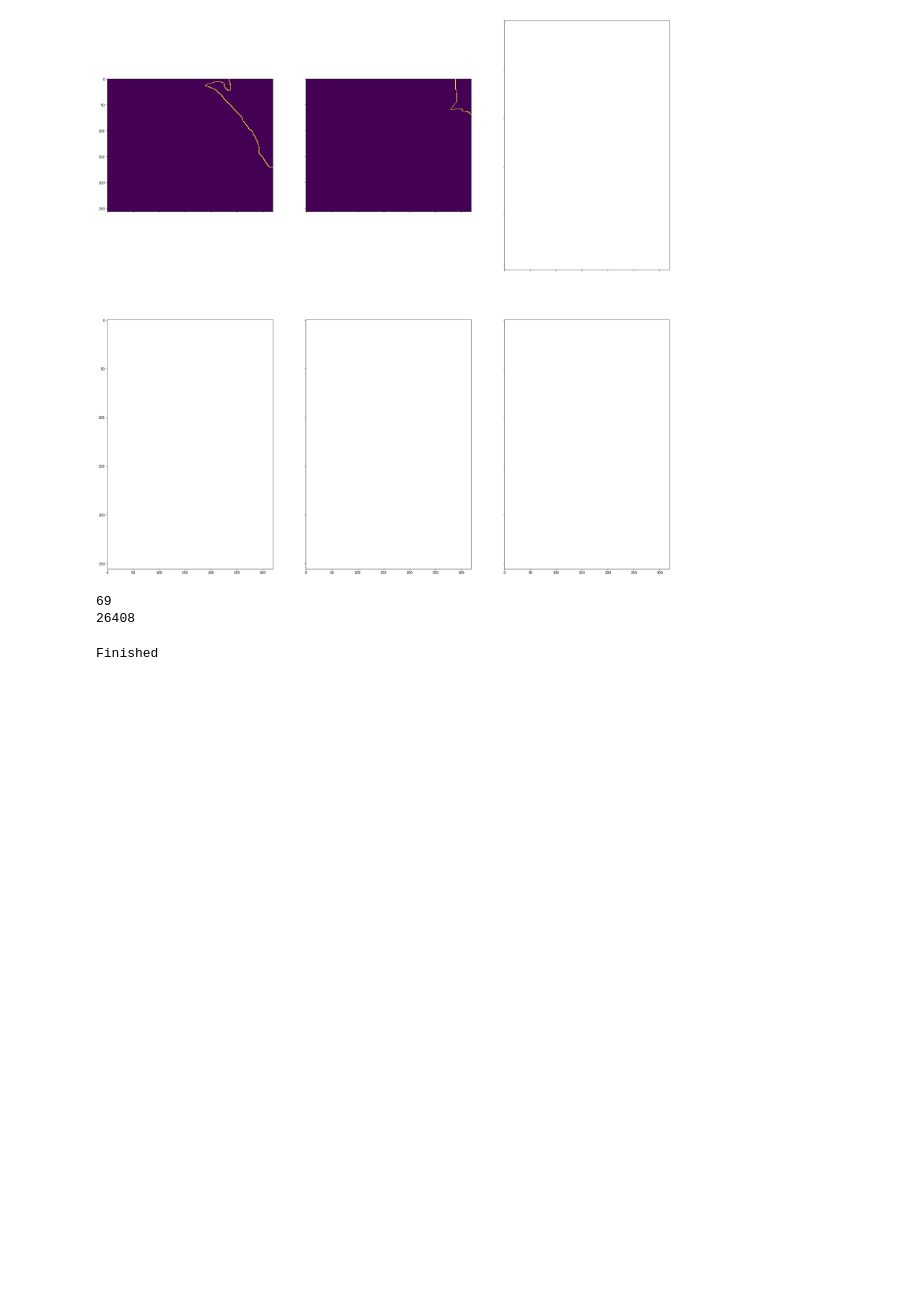
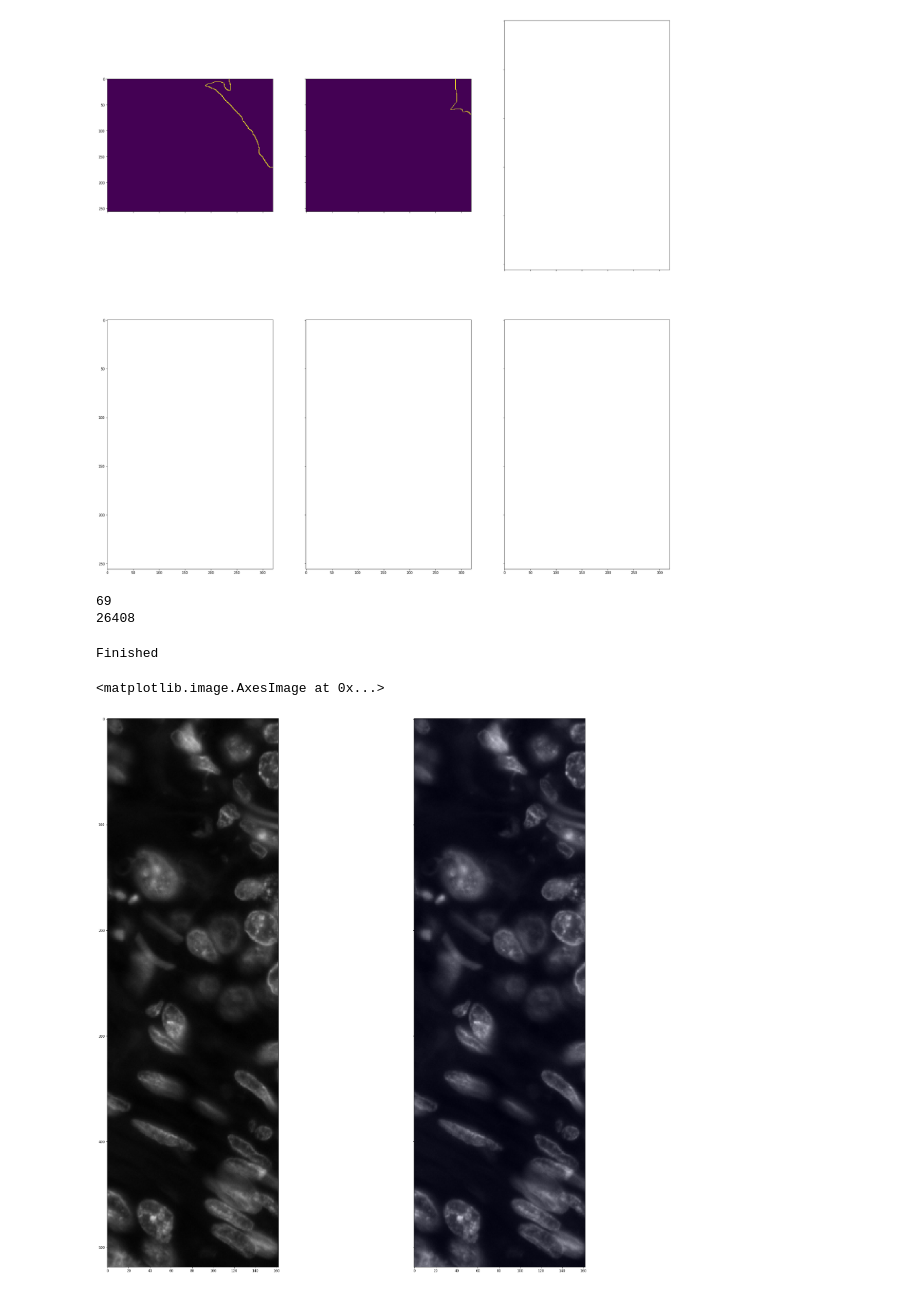
Before and after one commit to footh/nuclei, a Jupyter notebook: notebooks/image_aug_sandbox.ipynb, the cells around one changed output. Cells and saved outputs as stored; diff of their text form; code cells hidden in the pictures; blank space fills up the shorter version.

Commit message:
image aug test

```diff
--- a/notebooks/image_aug_sandbox.ipynb
+++ b/notebooks/image_aug_sandbox.ipynb
@@ -270,3 +270,44 @@ for i, f in enumerate(multi_con):
 print(f"Finished")
 # %% [output]
 Finished
+# %%
+from PIL import Image
+from imgaug import augmenters as iaa
+import numpy as np
+from matplotlib import pyplot as plt
+
+fig, axes = plt.subplots(nrows=1, ncols=2, figsize=(30, 30), sharex=True, sharey=True,
+                         subplot_kw={'adjustable': 'box-forced'})
+ax = axes.ravel()
+
+img = Image.open('/home/jfaath/Desktop/test-images/test2.png')
+imga = np.asarray(img)[:,:,:3]
+
+ax[0].imshow(imga)
+
+seq = iaa.Sequential([
+    # Color
+    iaa.OneOf([
+        iaa.Sequential([
+            iaa.ChangeColorspace(from_colorspace="RGB", to_colorspace="HSV"),
+            iaa.WithChannels(0, iaa.Add((0, 100))),
+            iaa.ChangeColorspace(from_colorspace="HSV", to_colorspace="RGB")]),
+        iaa.Sequential([
+            iaa.ChangeColorspace(from_colorspace="RGB", to_colorspace="HSV"),
+            iaa.WithChannels(1, iaa.Add((0, 100))),
+            iaa.ChangeColorspace(from_colorspace="HSV", to_colorspace="RGB")]),
+        iaa.Sequential([
+            iaa.ChangeColorspace(from_colorspace="RGB", to_colorspace="HSV"),
+            iaa.WithChannels(2, iaa.Add((0, 100))),
+            iaa.ChangeColorspace(from_colorspace="HSV", to_colorspace="RGB")]),
+        iaa.WithChannels(0, iaa.Add((0, 100))),
+        iaa.WithChannels(1, iaa.Add((0, 100))),
+        iaa.WithChannels(2, iaa.Add((0, 100)))
+    ])
+], random_order=True)
+
+imgaug = seq.augment_images([imga])
+ax[1].imshow(imgaug[0])
+# %% [output]
+<matplotlib.image.AxesImage at 0x...>
+[figure, added]
```
